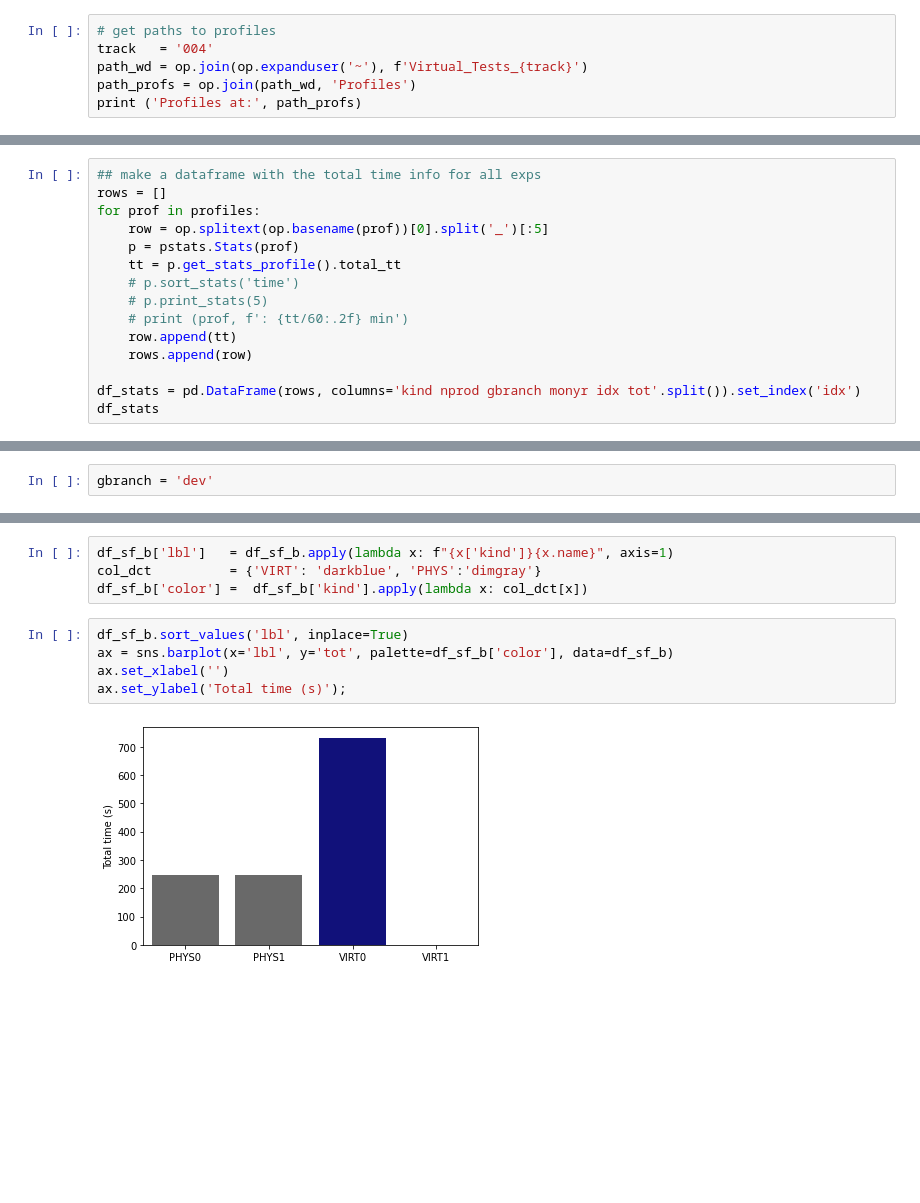
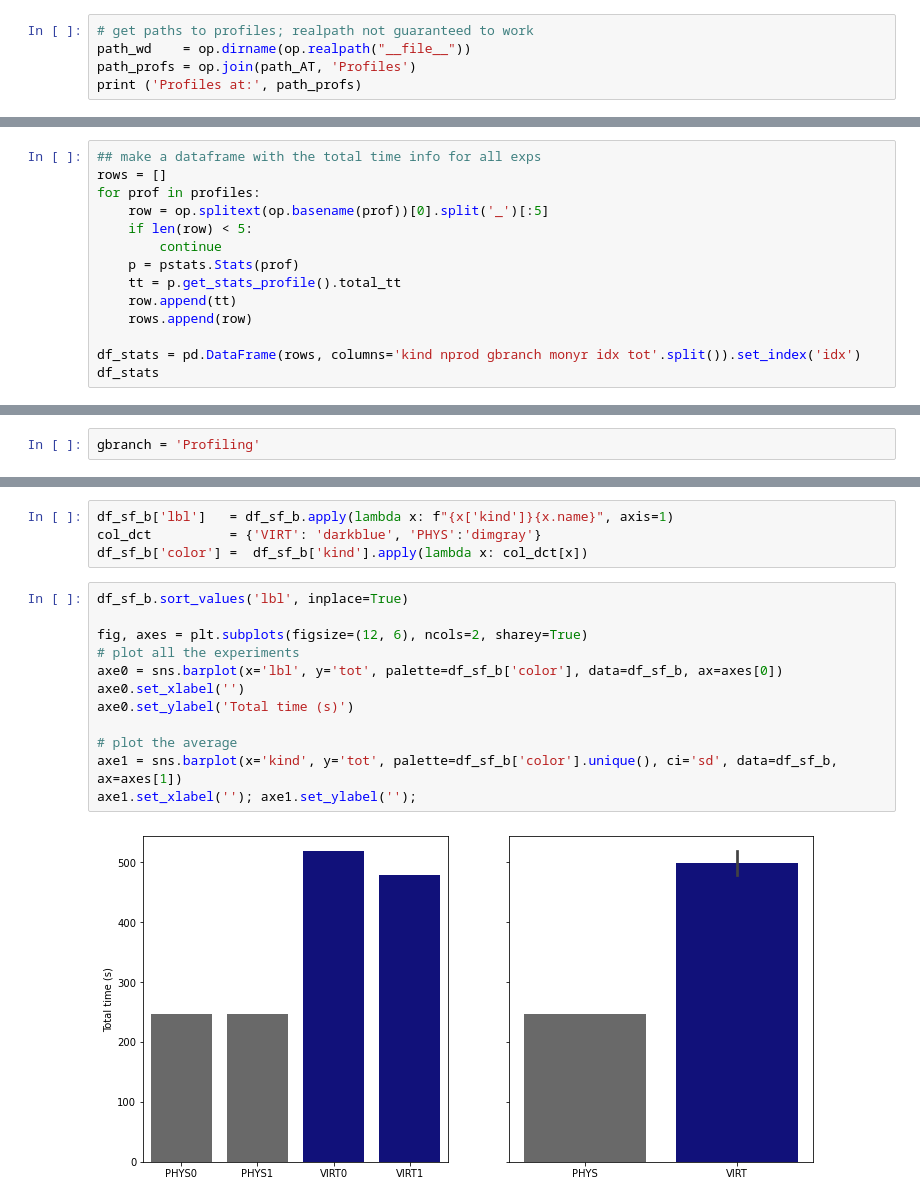
Before and after one commit to aria-tools/ARIA-tools, a Jupyter notebook: tools/Profiling/Plot_AT_Profiles.ipynb, the cells around one changed output, grey strips where cells are left out. Cells and saved outputs as stored; diff of their text form; blank space fills up the shorter version.

Commit message:
Updated profilers

```diff
--- a/tools/Profiling/Plot_AT_Profiles.ipynb
+++ b/tools/Profiling/Plot_AT_Profiles.ipynb
@@ -14,9 +14,8 @@ Automatic pdb calling has been turned OFF
 # %% [markdown]
 ## Get Profiles
 # %%
-# get paths to profiles
-track   = '004'
-path_wd = op.join(op.expanduser('~'), f'Virtual_Tests_{track}')
-path_profs = op.join(path_wd, 'Profiles')
+# get paths to profiles; realpath not guaranteed to work
+path_wd    = op.dirname(op.realpath("__file__"))
+path_profs = op.join(path_AT, 'Profiles')
 print ('Profiles at:', path_profs)
 # %% [output]
@@ -29,11 +28,10 @@ profiles = glob.glob(op.join(path_profs, f'{monyr}*.profile'))
 rows = []
 for prof in profiles:
     row = op.splitext(op.basename(prof))[0].split('_')[:5]
+    if len(row) < 5:
+        continue
     p = pstats.Stats(prof)
     tt = p.get_stats_profile().total_tt
-    # p.sort_stats('time')
-    # p.print_stats(5)
-    # print (prof, f': {tt/60:.2f} min')
     row.append(tt)
     rows.append(row)
 
@@ -72,7 +88,7 @@ df_sf
 # %% [markdown]
 ### Virtual vs Physical, one branch
 # %%
-gbranch = 'dev'
+gbranch = 'Profiling'
 # %%
 df_sf_b = df_sf[df_sf.gbranch==gbranch]
 # %%
@@ -81,8 +97,15 @@ col_dct          = {'VIRT': 'darkblue', 'PHYS':'dimgray'}
 df_sf_b['color'] =  df_sf_b['kind'].apply(lambda x: col_dct[x])
 # %%
 df_sf_b.sort_values('lbl', inplace=True)
-ax = sns.barplot(x='lbl', y='tot', palette=df_sf_b['color'], data=df_sf_b)
-ax.set_xlabel('')
-ax.set_ylabel('Total time (s)');
+
+fig, axes = plt.subplots(figsize=(12, 6), ncols=2, sharey=True)
+# plot all the experiments
+axe0 = sns.barplot(x='lbl', y='tot', palette=df_sf_b['color'], data=df_sf_b, ax=axes[0])
+axe0.set_xlabel('')
+axe0.set_ylabel('Total time (s)')
+
+# plot the average
+axe1 = sns.barplot(x='kind', y='tot', palette=df_sf_b['color'].unique(), ci='sd', data=df_sf_b, ax=axes[1])
+axe1.set_xlabel(''); axe1.set_ylabel('');
 # %% [output]
-[figure, old version]
+[figure, new version]
```
Also changed, not shown: parts of 11 cells of this notebook, 15 other files.
